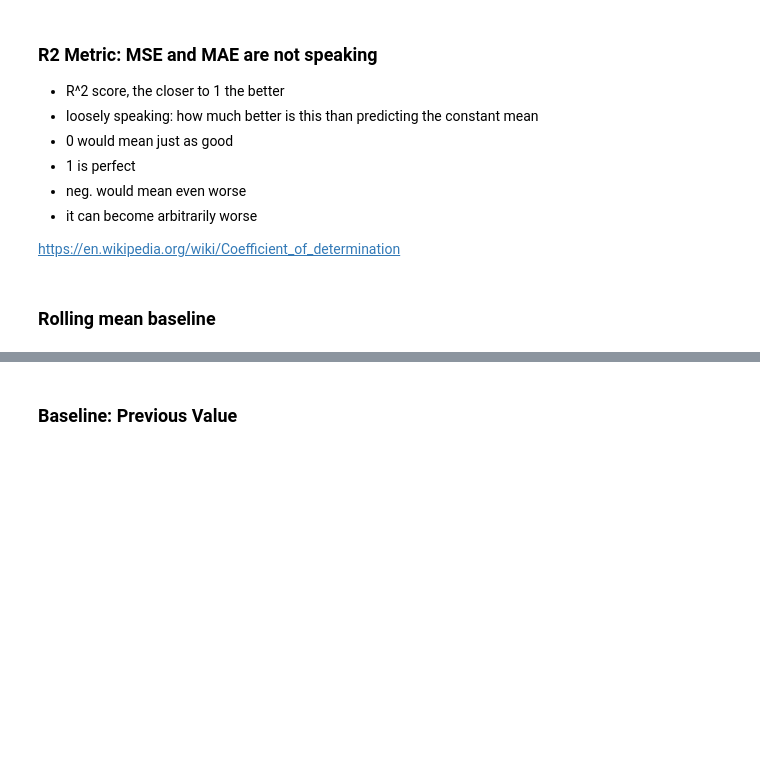
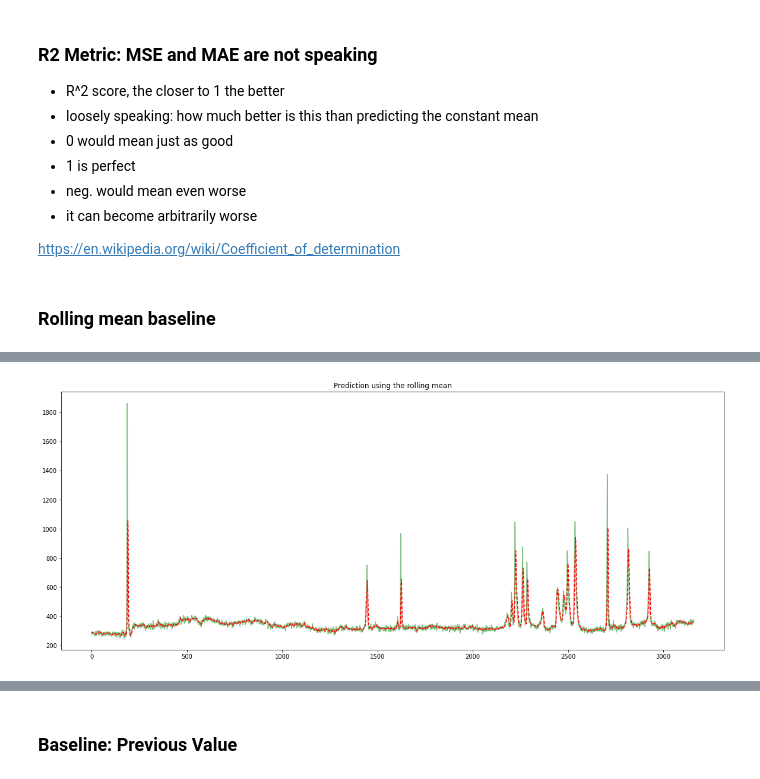
Before and after one commit to So-AI-love/academic-courses-Pattern-Recognition, a Jupyter notebook: Predictions/1/time_series_rnn_full_predict_97_Correct_main_data_no_local_skewness.ipynb, the cells around one changed output, grey strips where cells are left out. Drawn from its saved outputs; the diff is of its cells as text; code cells hidden in the pictures; blank space fills up the shorter version.

```diff
--- a/Predictions/1/time_series_rnn_full_predict_97_Correct_main_data_no_local_skewness.ipynb
+++ b/Predictions/1/time_series_rnn_full_predict_97_Correct_main_data_no_local_skewness.ipynb
@@ -509,12 +522,14 @@ Y_pred_baseline_rolling.shape
 # %%
 # this gets really crowded, using a stride, makes it more readable
 stride = 5
 
 
-plt.plot(consumption[n_steps_in::stride], alpha=0.5, color='g')
+plt.plot(CO2_Production[n_steps_in::stride], alpha=0.5, color='g')
 plt.plot(Y_pred_baseline_rolling[::stride], color='r', ls='dashed')
 
 plt.title('Prediction using the rolling mean');
+# %% [output]
+[figure, added]
 # %%
 from sklearn.metrics import r2_score
 
```
Also changed, not shown: parts of 25 cells of this notebook.
